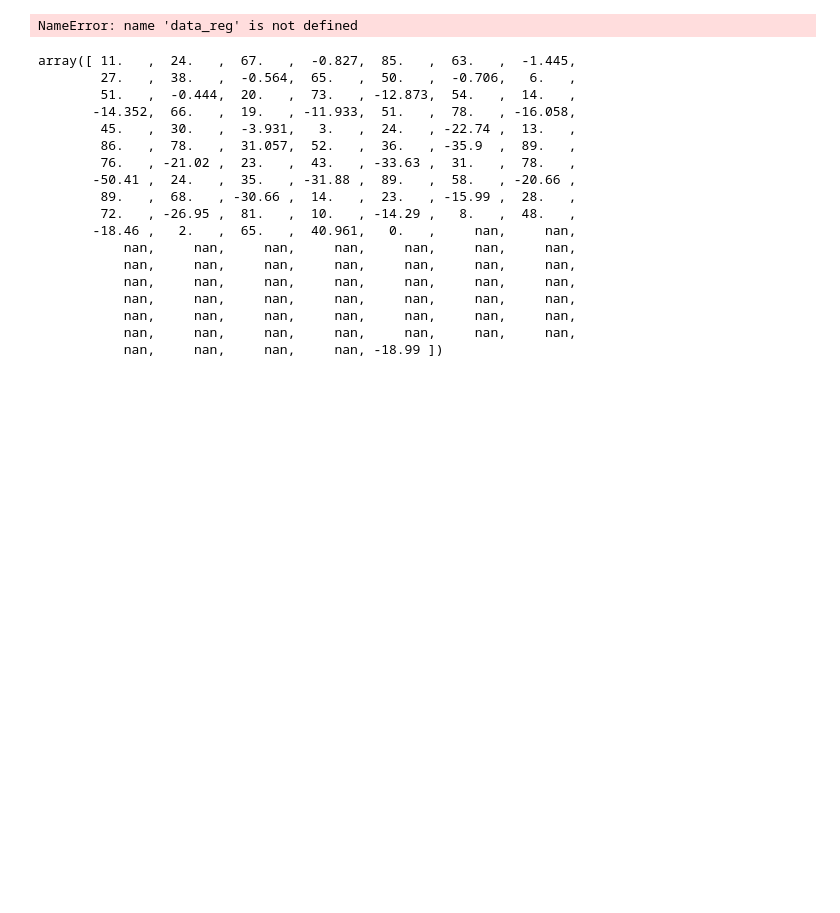
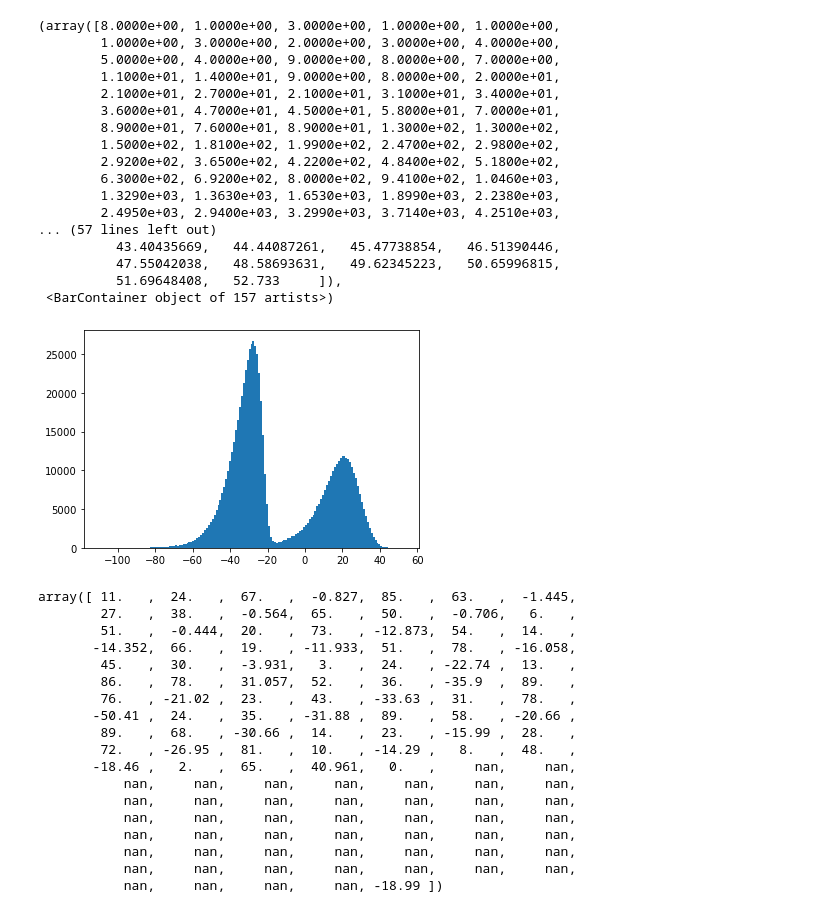
Before and after one commit to shahrokh765/MLSpectrumAllocation, a Jupyter notebook: CNN_transfer.ipynb, the cells around one changed output. Drawn from its saved outputs; the diff is of its cells as text; code cells hidden in the pictures; blank space fills up the shorter version.

```diff
--- a/CNN_transfer.ipynb
+++ b/CNN_transfer.ipynb
@@ -86,7 +86,24 @@ image_dir
 # %%
-plt.hist(data_reg[:, 0:1:sensors_num], bins='auto')
+plt.hist(data_reg[:, -1], bins='auto')
 # %% [output]
-NameError: name 'data_reg' is not defined
+(array([8.0000e+00, 1.0000e+00, 3.0000e+00, 1.0000e+00, 1.0000e+00,
+        1.0000e+00, 3.0000e+00, 2.0000e+00, 3.0000e+00, 4.0000e+00,
+        5.0000e+00, 4.0000e+00, 9.0000e+00, 8.0000e+00, 7.0000e+00,
+        1.1000e+01, 1.4000e+01, 9.0000e+00, 8.0000e+00, 2.0000e+01,
+        2.1000e+01, 2.7000e+01, 2.1000e+01, 3.1000e+01, 3.4000e+01,
+        3.6000e+01, 4.7000e+01, 4.5000e+01, 5.8000e+01, 7.0000e+01,
+        8.9000e+01, 7.6000e+01, 8.9000e+01, 1.3000e+02, 1.3000e+02,
+        1.5000e+02, 1.8100e+02, 1.9900e+02, 2.4700e+02, 2.9800e+02,
+        2.9200e+02, 3.6500e+02, 4.2200e+02, 4.8400e+02, 5.1800e+02,
+        6.3000e+02, 6.9200e+02, 8.0000e+02, 9.4100e+02, 1.0460e+03,
+        1.3290e+03, 1.3630e+03, 1.6530e+03, 1.8990e+03, 2.2380e+03,
+        2.4950e+03, 2.9400e+03, 3.2990e+03, 3.7140e+03, 4.2510e+03,
+... (57 lines left out)
+          43.40435669,   44.44087261,   45.47738854,   46.51390446,
+          47.55042038,   48.58693631,   49.62345223,   50.65996815,
+          51.69648408,   52.733     ]),
+ <BarContainer object of 157 artists>)
+[figure, added]
 # %%
 # LOAD DATA
 num_columns = (sensors_num if sensors else max_pus_num * 3 + 1) + max_sus_num * 3 + 2
```
Also changed, not shown: parts of 25 cells of this notebook.
